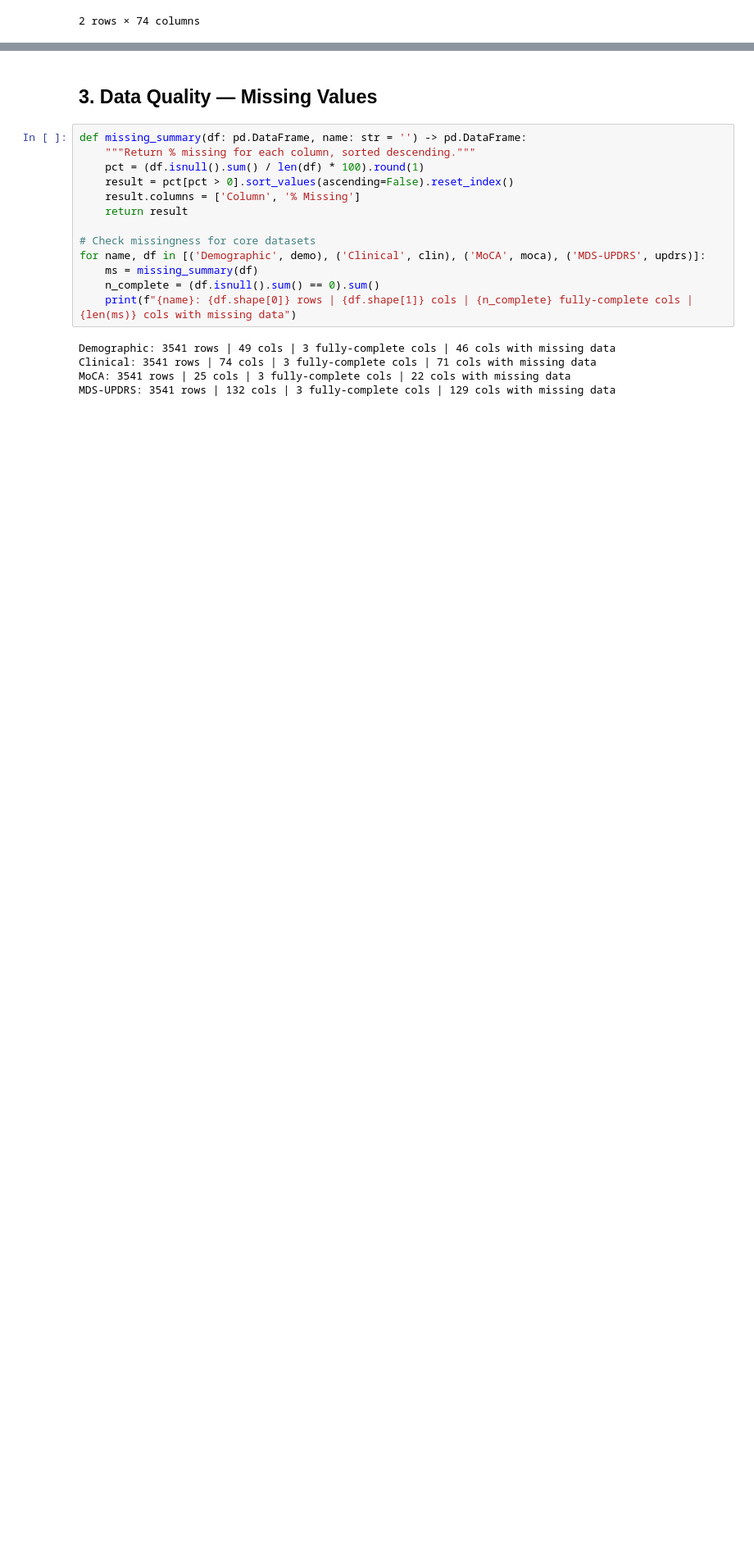
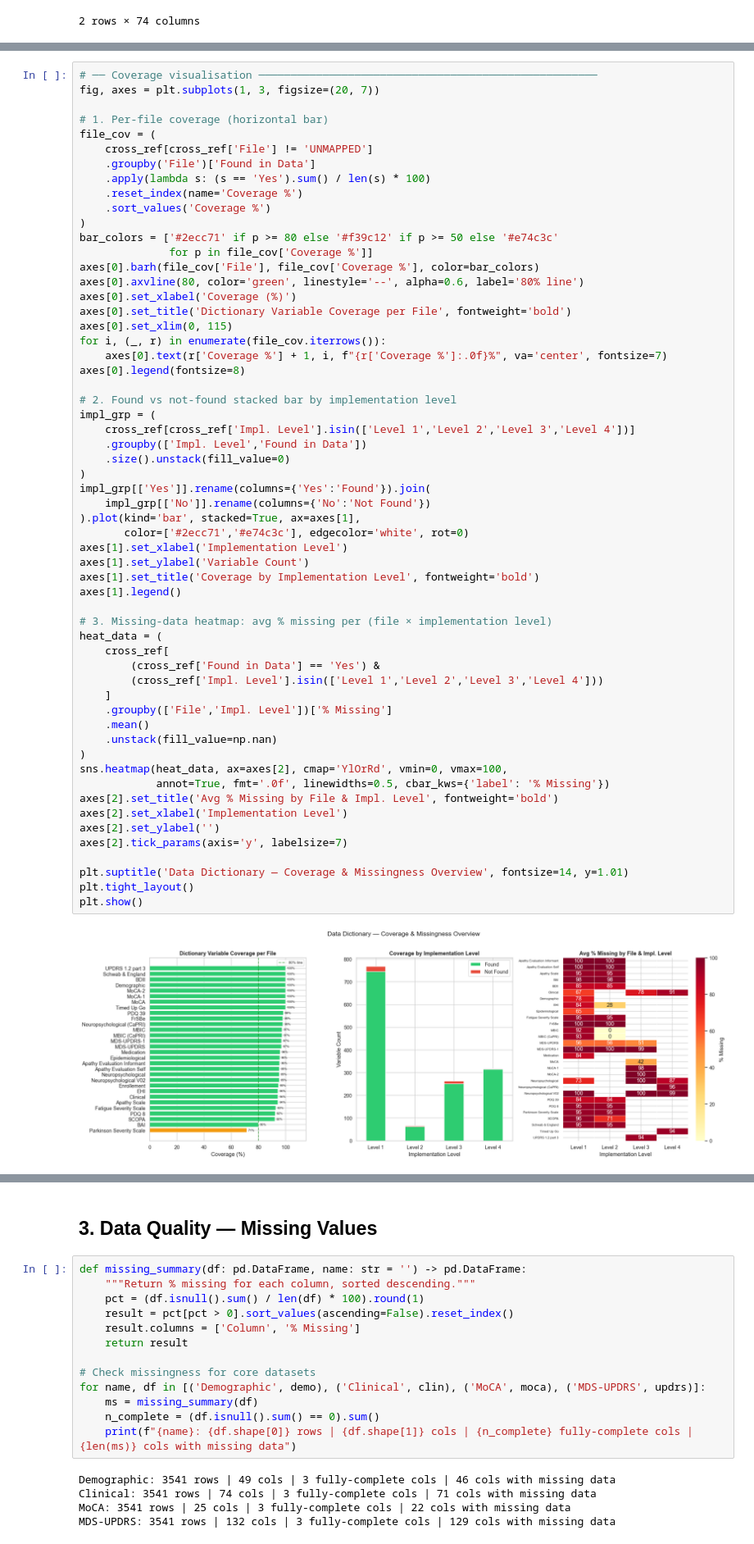
Before and after one commit to therealmanraj/SSC, a Jupyter notebook: notebook.ipynb, the cells around one changed output, grey strips where cells are left out. Shown at 82% size. Saved outputs shown, nothing was run; the diff lists cells and outputs as text; blank space fills up the shorter version.

```diff
--- a/notebook.ipynb
+++ b/notebook.ipynb
@@ -115,0 +346,60 @@ display(clin.head(2))
+# %%
+# ── Coverage visualisation ─────────────────────────────────────────────────────
+fig, axes = plt.subplots(1, 3, figsize=(20, 7))
+
+# 1. Per-file coverage (horizontal bar)
+file_cov = (
+    cross_ref[cross_ref['File'] != 'UNMAPPED']
+    .groupby('File')['Found in Data']
+    .apply(lambda s: (s == 'Yes').sum() / len(s) * 100)
+    .reset_index(name='Coverage %')
+    .sort_values('Coverage %')
+)
+bar_colors = ['#2ecc71' if p >= 80 else '#f39c12' if p >= 50 else '#e74c3c'
+              for p in file_cov['Coverage %']]
+axes[0].barh(file_cov['File'], file_cov['Coverage %'], color=bar_colors)
+axes[0].axvline(80, color='green', linestyle='--', alpha=0.6, label='80% line')
+axes[0].set_xlabel('Coverage (%)')
+axes[0].set_title('Dictionary Variable Coverage per File', fontweight='bold')
+axes[0].set_xlim(0, 115)
+for i, (_, r) in enumerate(file_cov.iterrows()):
+    axes[0].text(r['Coverage %'] + 1, i, f"{r['Coverage %']:.0f}%", va='center', fontsize=7)
+axes[0].legend(fontsize=8)
+
+# 2. Found vs not-found stacked bar by implementation level
+impl_grp = (
+    cross_ref[cross_ref['Impl. Level'].isin(['Level 1','Level 2','Level 3','Level 4'])]
+    .groupby(['Impl. Level','Found in Data'])
+    .size().unstack(fill_value=0)
+)
+impl_grp[['Yes']].rename(columns={'Yes':'Found'}).join(
+    impl_grp[['No']].rename(columns={'No':'Not Found'})
+).plot(kind='bar', stacked=True, ax=axes[1],
+       color=['#2ecc71','#e74c3c'], edgecolor='white', rot=0)
+axes[1].set_xlabel('Implementation Level')
+axes[1].set_ylabel('Variable Count')
+axes[1].set_title('Coverage by Implementation Level', fontweight='bold')
+axes[1].legend()
+
+# 3. Missing-data heatmap: avg % missing per (file × implementation level)
+heat_data = (
+    cross_ref[
+        (cross_ref['Found in Data'] == 'Yes') &
+        (cross_ref['Impl. Level'].isin(['Level 1','Level 2','Level 3','Level 4']))
+    ]
+    .groupby(['File','Impl. Level'])['% Missing']
+    .mean()
+    .unstack(fill_value=np.nan)
+)
+sns.heatmap(heat_data, ax=axes[2], cmap='YlOrRd', vmin=0, vmax=100,
+            annot=True, fmt='.0f', linewidths=0.5, cbar_kws={'label': '% Missing'})
+axes[2].set_title('Avg % Missing by File & Impl. Level', fontweight='bold')
+axes[2].set_xlabel('Implementation Level')
+axes[2].set_ylabel('')
+axes[2].tick_params(axis='y', labelsize=7)
+
+plt.suptitle('Data Dictionary — Coverage & Missingness Overview', fontsize=14, y=1.01)
+plt.tight_layout()
+plt.show()
+# %% [output]
+[figure, added]
```
Also changed, not shown: parts of 5 cells of this notebook.
